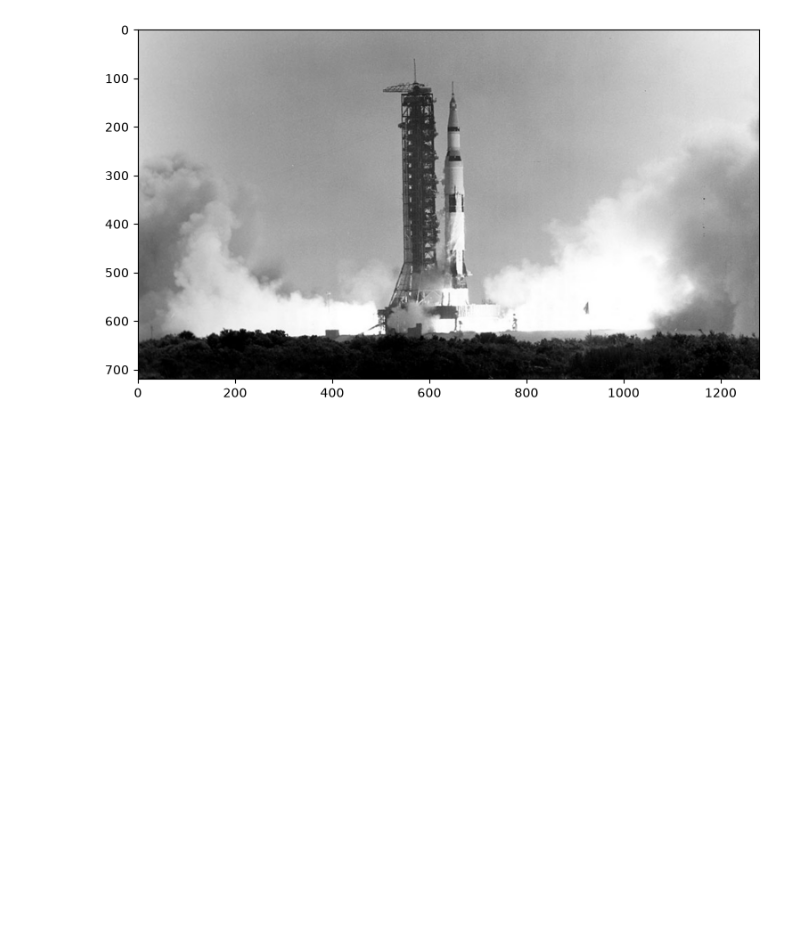
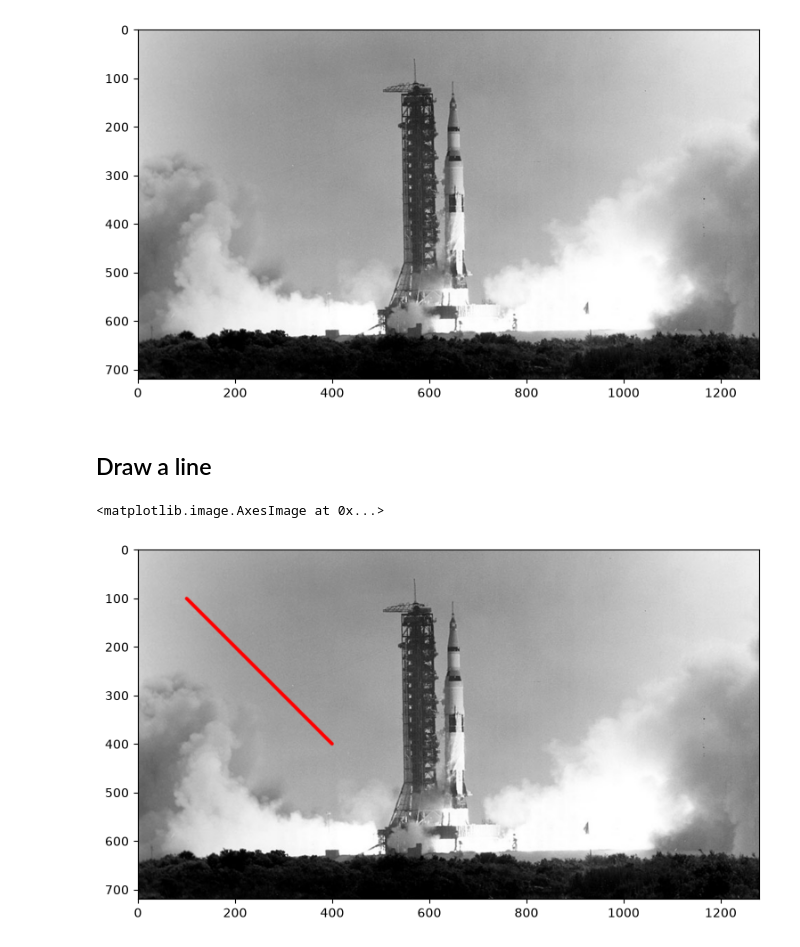
Before and after one commit to qzgeorget/2026-27-prep, a Jupyter notebook: OpenCVBootcamp/Notebooks/Image_Annotation.ipynb, the cells around one changed output. Saved outputs shown, nothing was run; the diff lists cells and outputs as text; code cells hidden in the pictures; blank space fills up the shorter version.

```diff
--- a/OpenCVBootcamp/Notebooks/Image_Annotation.ipynb
+++ b/OpenCVBootcamp/Notebooks/Image_Annotation.ipynb
@@ -19,3 +20,14 @@ plt.imshow(img)
 # %% [output]
 <matplotlib.image.AxesImage at 0x...>
 [figure]
+# %% [markdown]
+## Draw a line
+# %%
+img_line = img.copy()
+
+cv.line(img_line, (100, 100), (400, 400), (255, 0, 0), thickness = 5, lineType = cv.LINE_AA)
+
+plt.imshow(img_line)
+# %% [output]
+<matplotlib.image.AxesImage at 0x...>
+[figure, added]
```
Also changed, not shown: parts of 7 cells of this notebook, 7 other files.
